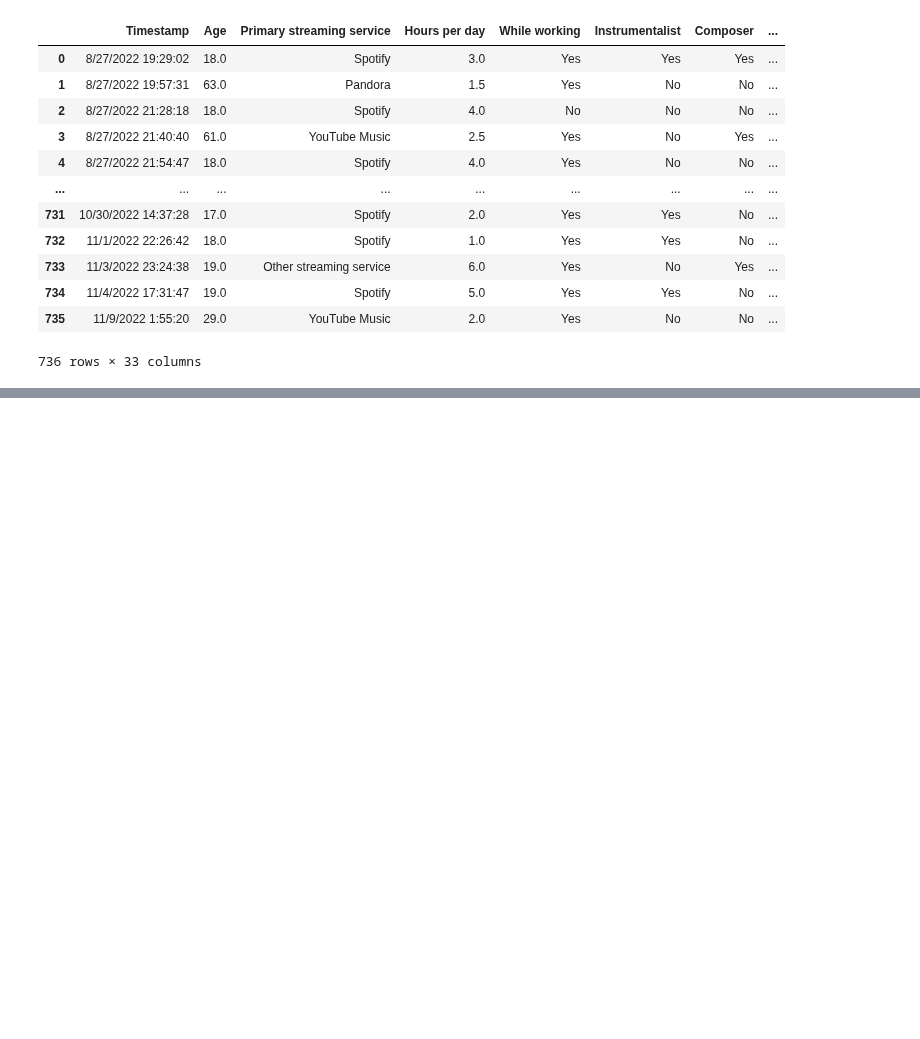
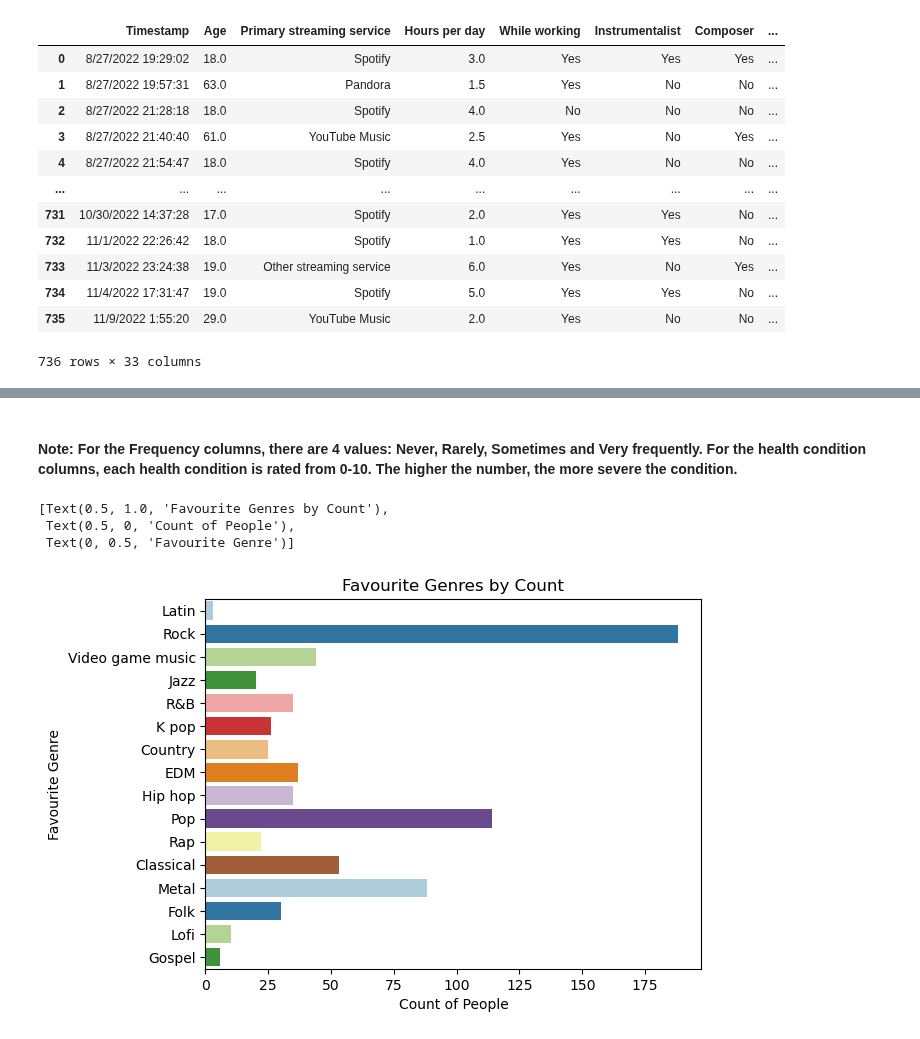
Before and after one commit to ubco-W2022T2-data301/project-group-group12, a Jupyter notebook: analysis/analysis2.ipynb, the cells around one changed output, grey strips where cells are left out. Cells and saved outputs as stored; diff of their text form; code cells hidden in the pictures; blank space fills up the shorter version.

```diff
--- a/analysis/analysis2.ipynb
+++ b/analysis/analysis2.ipynb
@@ -31,0 +76,4 @@ dataset
+# %%
+# Remove unwanted colummns from dataset
+dataset1 = dataset.drop(["Timestamp", "Primary streaming service", "Hours per day", "While working", "Instrumentalist", "Composer", "Exploratory", "Foreign languages", "BPM", "Music effects", "Permissions"], axis="columns")
+dataset1
@@ -31,0 +152,16 @@ dataset
+# %% [markdown]
+#### Note: For the Frequency columns, there are 4 values: Never, Rarely, Sometimes and Very frequently. For the health condition columns, each health condition is rated from 0-10. The higher the number, the more severe the condition.
+# %%
+# The first visualization I want to make is a simple count plot for the number of people and their favourite genre
+
+import seaborn as sns
+import matplotlib.pyplot as plt
+
+
+v1 = sns.countplot(y='Fav genre', data=dataset1, palette='Paired')
+v1.set(title='Favourite Genres by Count', xlabel='Count of People', ylabel='Favourite Genre')
+# %% [output]
+[Text(0.5, 1.0, 'Favourite Genres by Count'),
+ Text(0.5, 0, 'Count of People'),
+ Text(0, 0.5, 'Favourite Genre')]
+[figure, added]
```
Also changed, not shown: parts of 32 cells of this notebook.
